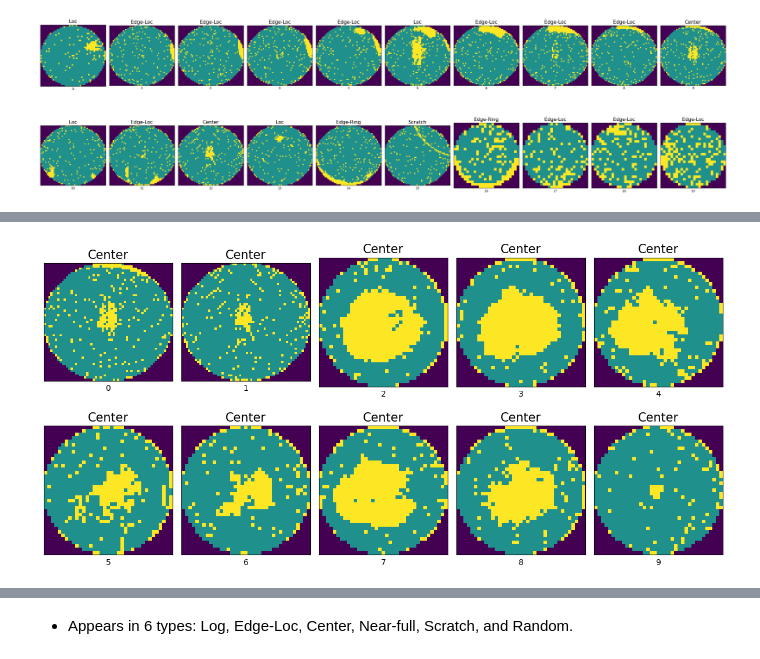
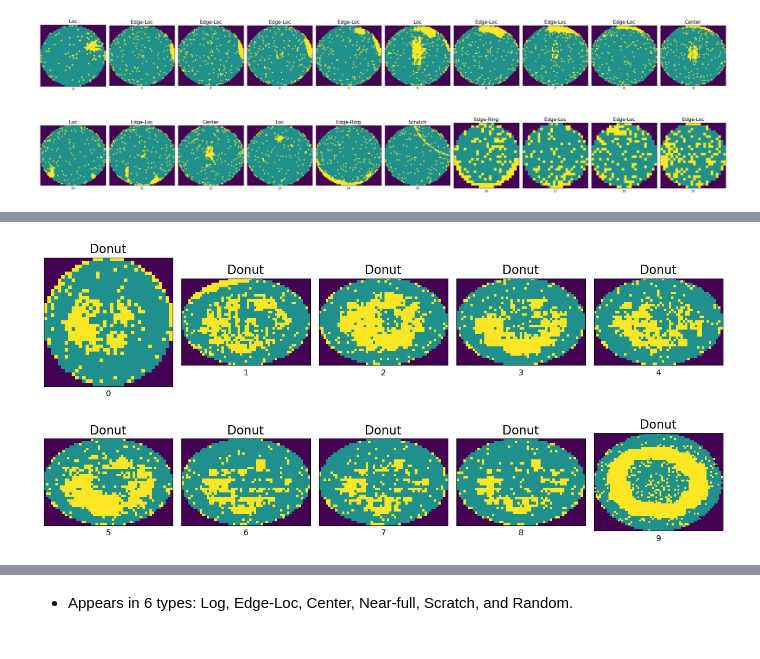
Before and after one commit to jonaschen16/wafermap, a Jupyter notebook: WM_811k_Wafermap_show.ipynb, the cells around one changed output, grey strips where cells are left out. Drawn from its saved outputs; the diff is of its cells as text; code cells hidden in the pictures.

```diff
--- a/WM_811k_Wafermap_show.ipynb
+++ b/WM_811k_Wafermap_show.ipynb
@@ -324,24 +324,27 @@ df_show.head()
 # %%
 #map_list = [19,36,37,19,36,37,19,36,37,19]
 #mapping_type={'Center':0, 'Donut':1, 'Edge-Loc':2, 'Edge-Ring':3, 'Loc':4, 'Random':5,'Scratch':6, 'Near-full':7, 'none':8}
 #mapping_traintest={'Training':0, 'Test':1}
 
-df_show = df[(df['failureNum']==0) & (df.waferMapDim >= (30,30))] # Create a new data frame
+defect_type = 'Donut'
+defect_num = mapping_type[defect_type]
+
+df_show = df[(df['failureNum']==defect_num) & (df.waferMapDim >= (30,30))] # Create a new data frame
 df_show = df_show.reset_index() # Reset the index of the data frame created earlier
 
 fig, ax = plt.subplots(nrows = 2, ncols = 5, figsize=(12,6))
 ax = ax.ravel(order='C')
 i = 0
 for m in range(10):
     img = df_show.waferMap[m]
     ax[i].imshow(img)
     ax[i].set_title(df_show.failureType[m][0][0], fontsize=15)
     ax[i].set_xlabel(df_show.index[m], fontsize=10)
     ax[i].set_xticks([])
     ax[i].set_yticks([])
     i = i+1
 
 plt.tight_layout()
 plt.show()
 # %% [output]
-[figure, old version]
+[figure, new version]
```
Also changed, not shown: parts of 3 cells of this notebook.
